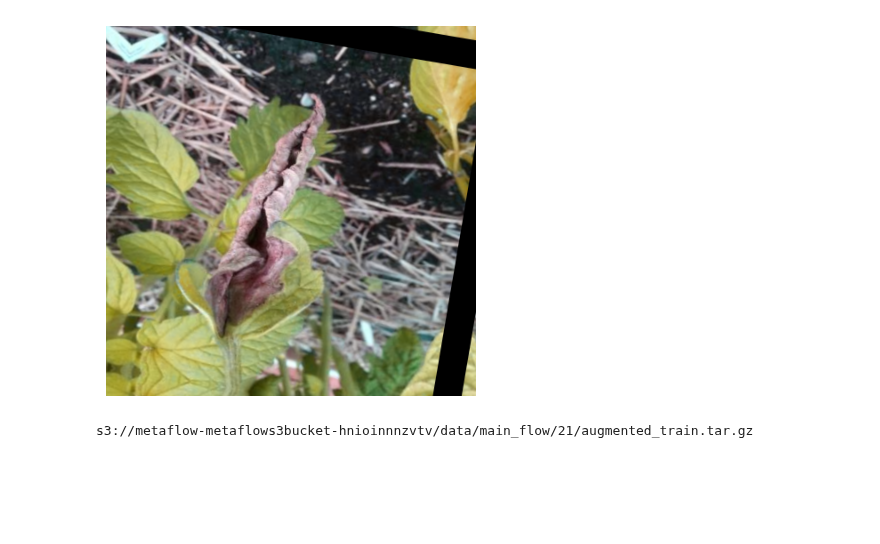
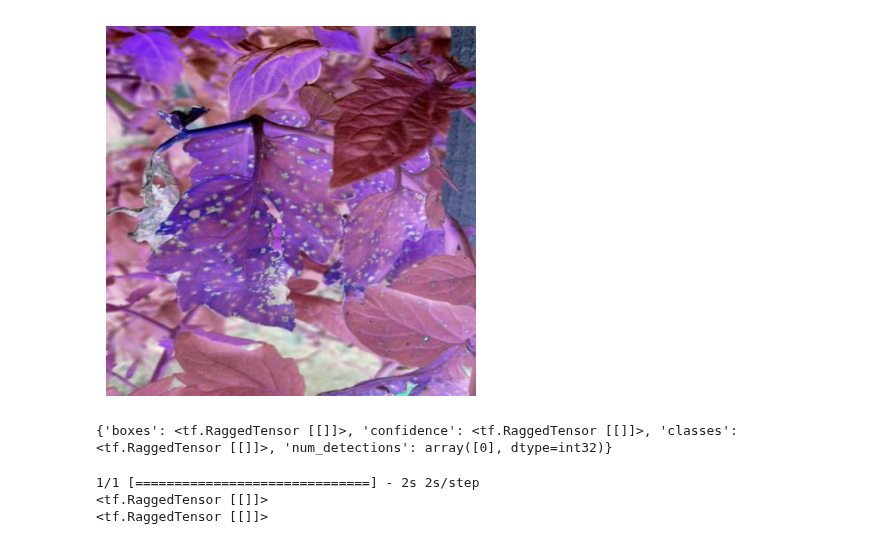
Before and after one commit to EdIzaguirre/plant-object-detection, a Jupyter notebook: src/debug_notebook.ipynb, the cells around one changed output. Drawn from its saved outputs; the diff is of its cells as text; code cells hidden in the pictures; blank space fills up the shorter version.

```diff
--- a/src/debug_notebook.ipynb
+++ b/src/debug_notebook.ipynb
@@ -32,11 +33,10 @@ def list_all_vars_in_step(flow, step, run=None):
     print(artifacts)
 # %%
 latest_run = Flow('main_flow').latest_run
-step = latest_run['train_model']
-sample_train = step.task.data.sample_train
-data = sample_train[0].numpy()
-one_image = data[0,:,:,:]
-print(one_image)
-print(type(one_image))
-print(one_image.shape)
+step = latest_run['evaluate_model']
+sample_image = step.task.data.image
+sample_image = sample_image[0,:, :, :]
+print(sample_image)
+print(type(sample_image))
+print(sample_image.shape)
 # %% [output]
@@ -44,18 +60,67 @@ KeyError: 'sample_train'
 # %%
 import matplotlib.pyplot as plt
 
-one_image_normalized = one_image / 255.0
+one_image_normalized = sample_image / 255
 
 # Display the image using matplotlib
 plt.imshow(one_image_normalized)
 plt.axis('off')  # Hide the axes
 plt.show()
 # %% [output]
-[figure, old version]
+[figure, new version]
 # %%
 latest_run = Flow('main_flow').latest_run
-step = latest_run['augment_data']
-url = step.task.data.augmented_train_url
-print(url)
+step = latest_run['evaluate_model']
+y_pred = step.task.data.y_pred
+print(y_pred)
 # %% [output]
-s3://metaflow-metaflows3bucket-hnioinnnzvtv/data/main_flow/21/augmented_train.tar.gz
+{'boxes': <tf.RaggedTensor [[]]>, 'confidence': <tf.RaggedTensor [[]]>, 'classes': <tf.RaggedTensor [[]]>, 'num_detections': array([0], dtype=int32)}
+# %%
+from utils import create_model
+import tensorflow as tf
+import keras_cv
+from keras_cv import bounding_box
+
+config = {
+            "base_lr": 0.0001,
+            "loss": "sparse_categorical_crossentropy",
+            "epoch": 40,
+            "batch_size": 32,
+            "classification_loss": "focal",
+            "box_loss": "smoothl1",
+            "num_examples": 1,
+            "bbox_format": "xyxy",
+            "img_size": 416,
+            "patience": 6
+        }
+
+model_dict = step.task.data.model
+model_weights = model_dict['model_weights']
+
+model = create_model(config=config)
+
+# checkpoint_path = "best-custom-model.weights.h5"
+# model.load_weights(checkpoint_path)
+
+model.set_weights(model_weights)
+
+model.prediction_decoder = keras_cv.layers.MultiClassNonMaxSuppression(
+    bounding_box_format=config['bbox_format'],
+    from_logits=True,
+    iou_threshold=0.0,
+    confidence_threshold=0.5,
+)
+
+image = tf.expand_dims(sample_image, axis=0)  # Shape: (1, 416, 416, 3)
+
+y_pred = model.predict(image)
+y_pred = bounding_box.to_ragged(y_pred)
+
+boxes = y_pred['boxes']
+classes = y_pred['classes']
+print(boxes)
+print(classes)
+# %% [output]
+1/1 [==============================] - 2s 2s/step
+<tf.RaggedTensor [[]]>
+<tf.RaggedTensor [[]]>
```
Also changed, not shown: parts of 3 cells of this notebook, 4 other files.
